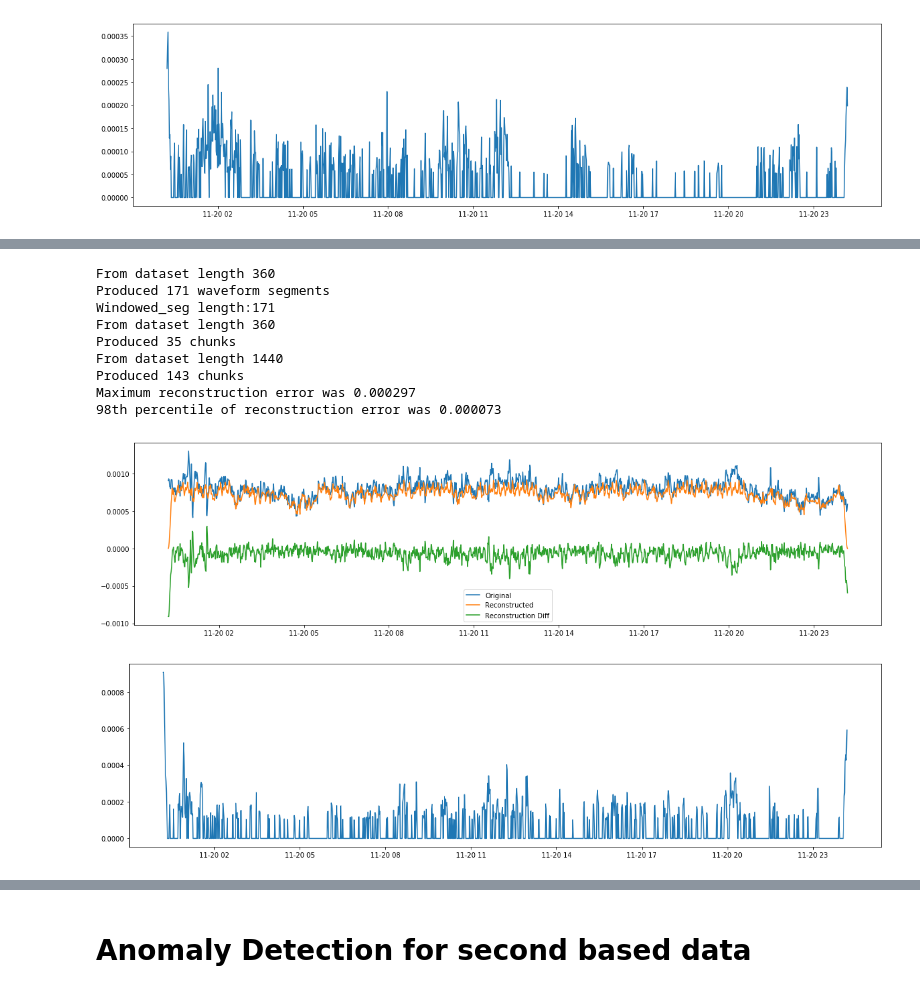
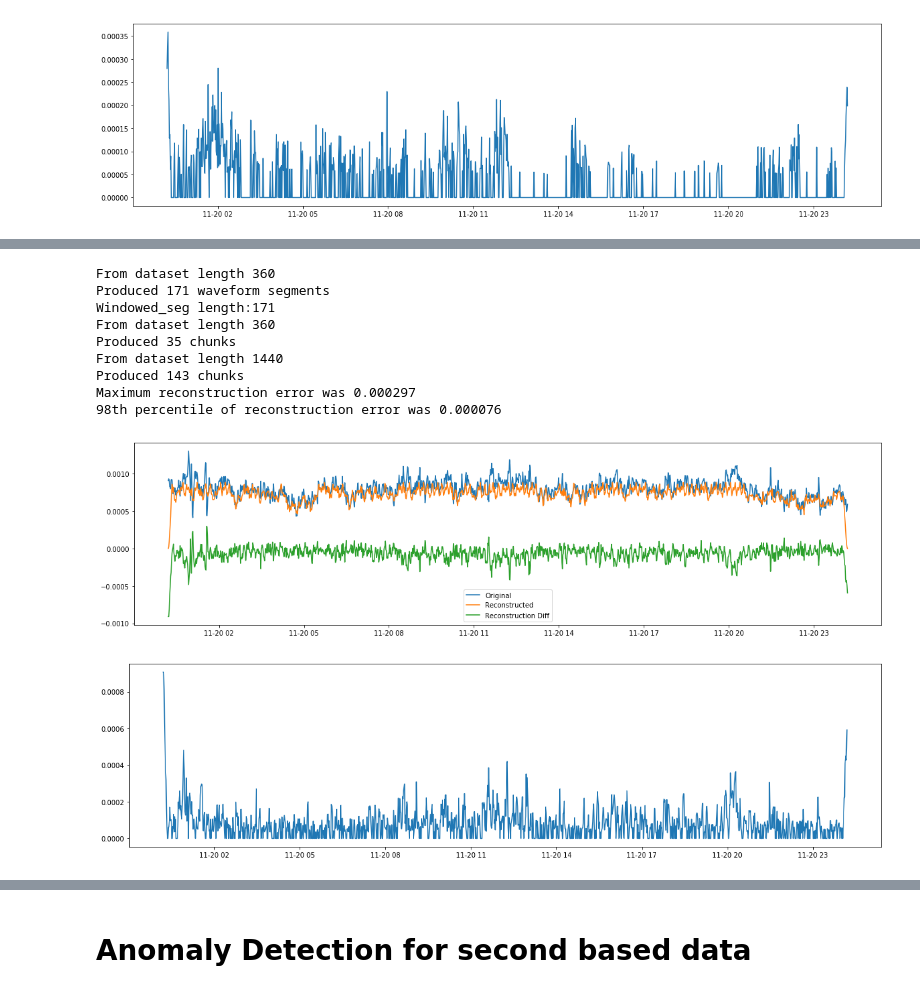
Before and after one commit to xw0078/ub_fall17_seb, a Jupyter notebook: Dataset Overview and Anomaly Detection.ipynb, the cells around one changed output, grey strips where cells are left out. Drawn from its saved outputs; the diff is of its cells as text; code cells hidden in the pictures.

```diff
--- a/Dataset Overview and Anomaly Detection.ipynb
+++ b/Dataset Overview and Anomaly Detection.ipynb
@@ -421,19 +437,19 @@ r_ch1 = filtered
 # %%
 df = np.copy(df_base_1m['1W-2_03'])
 df_a = np.copy(df_nov20_1m["1W-2_03"])
-r_ch2 = my_anomaly.my_anomaly(df, df_a,df_nov20_1m["Timestamp"], 0.0001,20,2,1440,50)
+r_ch2 = my_anomaly.my_anomaly(df, df_a,df_nov20_1m["Timestamp"], 0.00003,20,2,1440,50)
 # %% [output]
 From dataset length 360
 Produced 171 waveform segments
 Windowed_seg length:171
 From dataset length 360
 Produced 35 chunks
 From dataset length 1440
 Produced 143 chunks
 Maximum reconstruction error was 0.000297
-98th percentile of reconstruction error was 0.000073
+98th percentile of reconstruction error was 0.000076
-[figure, old version]
+[figure, new version]
-[figure, old version]
+[figure, new version]
 # %%
 df = np.copy(df_base_1m['1W-2_15'])
 df_a = np.copy(df_nov20_1m["1W-2_15"])
```
Also changed, not shown: parts of 27 cells of this notebook, 4 other files.
